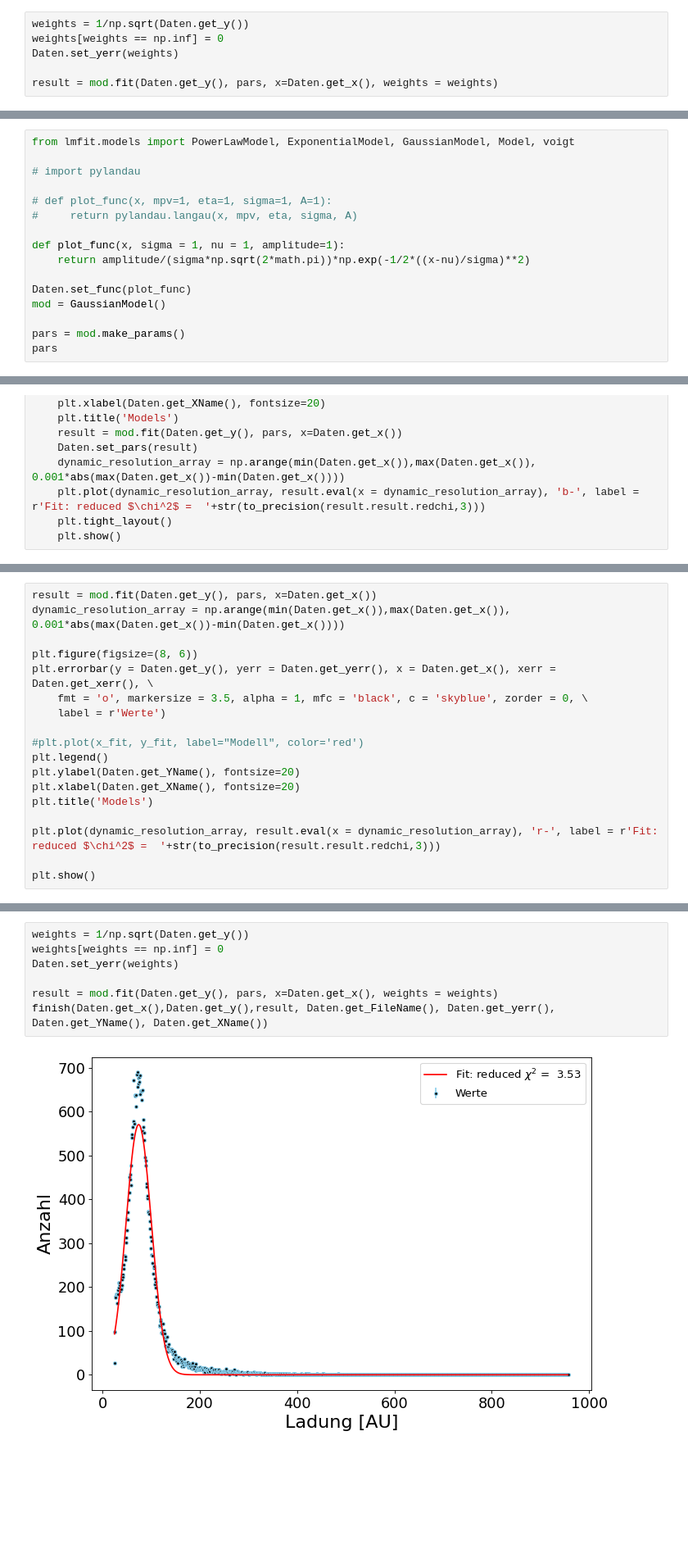
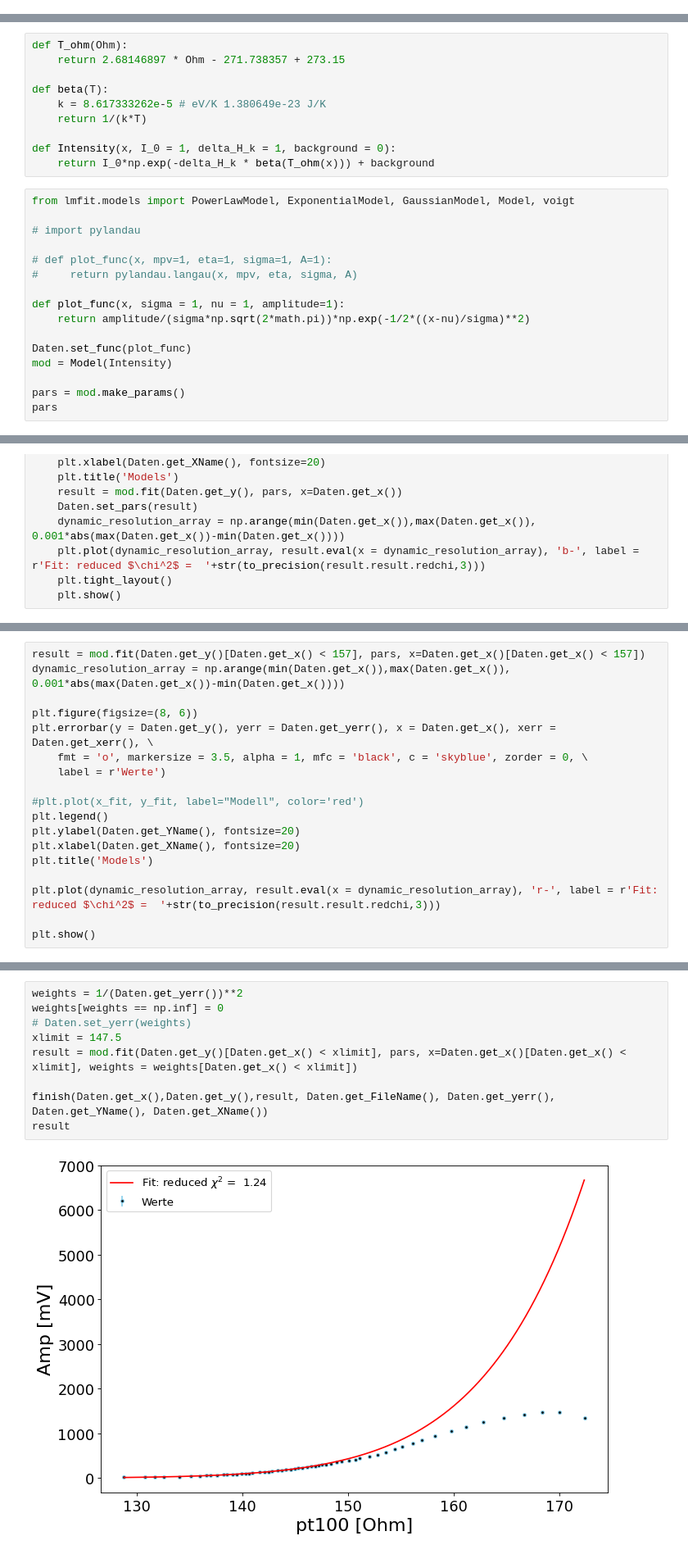
Before and after one commit to TimLockstedt/MP, a Jupyter notebook: FP1/Amps_Cooldown.ipynb, the cells around one changed output, grey strips where cells are left out. Shown at 82% size. Drawn from its saved outputs; the diff is of its cells as text; blank space fills up the shorter version.

```diff
--- a/FP1/Amps_Cooldown.ipynb
+++ b/FP1/Amps_Cooldown.ipynb
@@ -396,8 +396,2 @@ interactive(children=(Text(value='cooldown', description='Datei'), Checkbox(valu
-# %%
-weights = 1/np.sqrt(Daten.get_y())
-weights[weights == np.inf] = 0
-Daten.set_yerr(weights)
-
-result = mod.fit(Daten.get_y(), pars, x=Daten.get_x(), weights = weights)
 # %% [markdown]
 ## Non Interactive
@@ -527,3 +441,13 @@ def Model_test(x):
+# %%
+def T_ohm(Ohm):
+    return 2.68146897 * Ohm - 271.738357 + 273.15
+
+def beta(T):
+    k = 8.617333262e-5 # eV/K 1.380649e-23 J/K
+    return 1/(k*T)
+
+def Intensity(x, I_0 = 1, delta_H_k = 1, background = 0):
+    return I_0*np.exp(-delta_H_k * beta(T_ohm(x))) + background
 # %%
 from lmfit.models import PowerLawModel, ExponentialModel, GaussianModel, Model, voigt
 
@@ -536,7 +460,7 @@ def plot_func(x, sigma = 1, nu = 1, amplitude=1):
     return amplitude/(sigma*np.sqrt(2*math.pi))*np.exp(-1/2*((x-nu)/sigma)**2)
 
 Daten.set_func(plot_func)
-mod = GaussianModel()
+mod = Model(Intensity)
 
 pars = mod.make_params()
 pars
@@ -619,5 +550,5 @@ interactive(children=(IntText(value=0, description='Save'), IntText(value=0, des
 # %%
-result = mod.fit(Daten.get_y(), pars, x=Daten.get_x())
+result = mod.fit(Daten.get_y()[Daten.get_x() < 157], pars, x=Daten.get_x()[Daten.get_x() < 157])
 dynamic_resolution_array = np.arange(min(Daten.get_x()),max(Daten.get_x()), 0.001*abs(max(Daten.get_x())-min(Daten.get_x())))
 
 plt.figure(figsize=(8, 6))
@@ -662,11 +595,13 @@ Correlations (unreported values are < 0.100)
 # %%
-weights = 1/np.sqrt(Daten.get_y())
+weights = 1/(Daten.get_yerr())**2
 weights[weights == np.inf] = 0
-Daten.set_yerr(weights)
+# Daten.set_yerr(weights)
+xlimit = 147.5
+result = mod.fit(Daten.get_y()[Daten.get_x() < xlimit], pars, x=Daten.get_x()[Daten.get_x() < xlimit], weights = weights[Daten.get_x() < xlimit])
 
-result = mod.fit(Daten.get_y(), pars, x=Daten.get_x(), weights = weights)
 finish(Daten.get_x(),Daten.get_y(),result, Daten.get_FileName(), Daten.get_yerr(), Daten.get_YName(), Daten.get_XName())
+result
 # %% [output]
-[figure, old version]
+[figure, new version]
 \begin{figure}[ht]
         \centering
```
Also changed, not shown: parts of 20 cells of this notebook, 23 other files.
